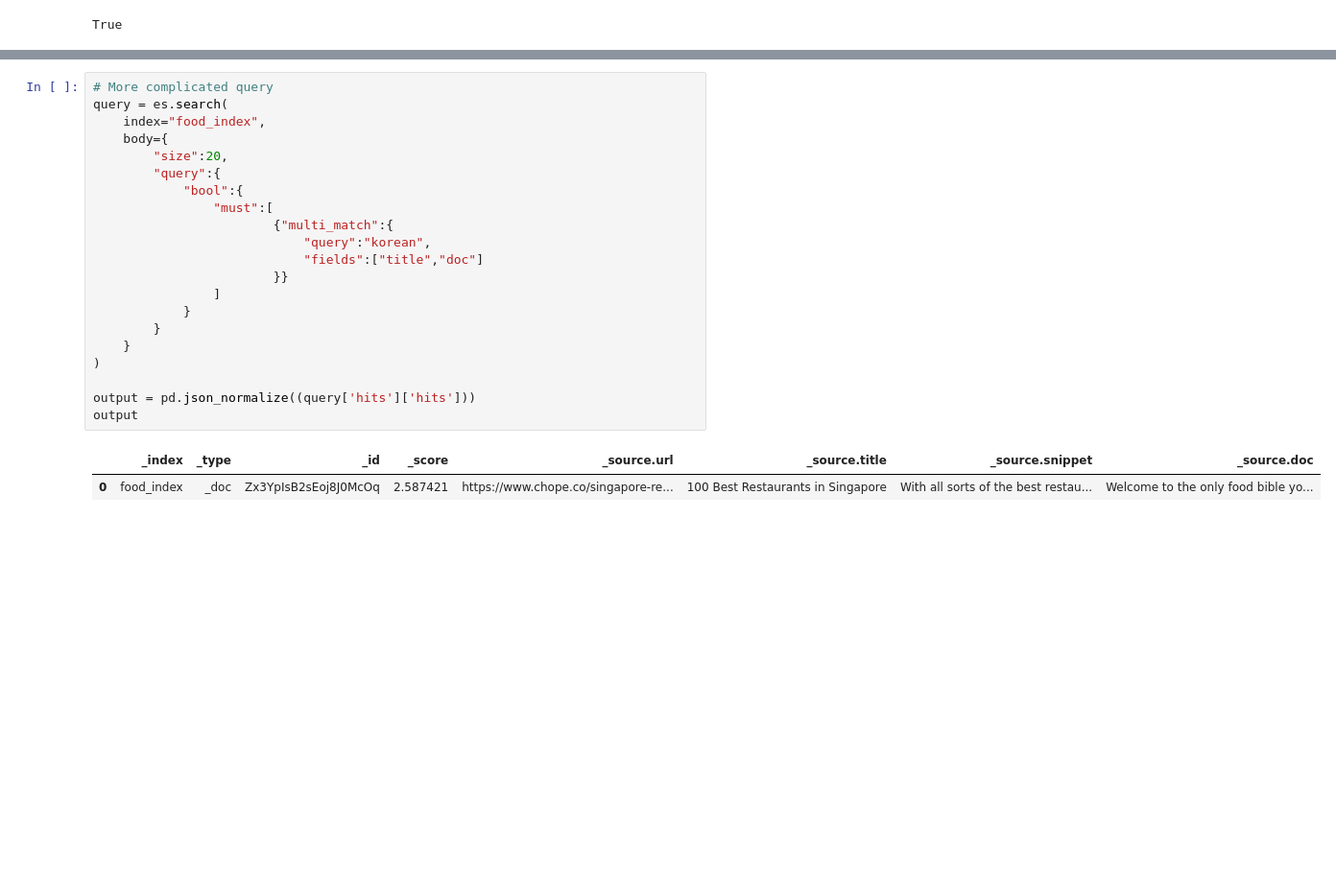
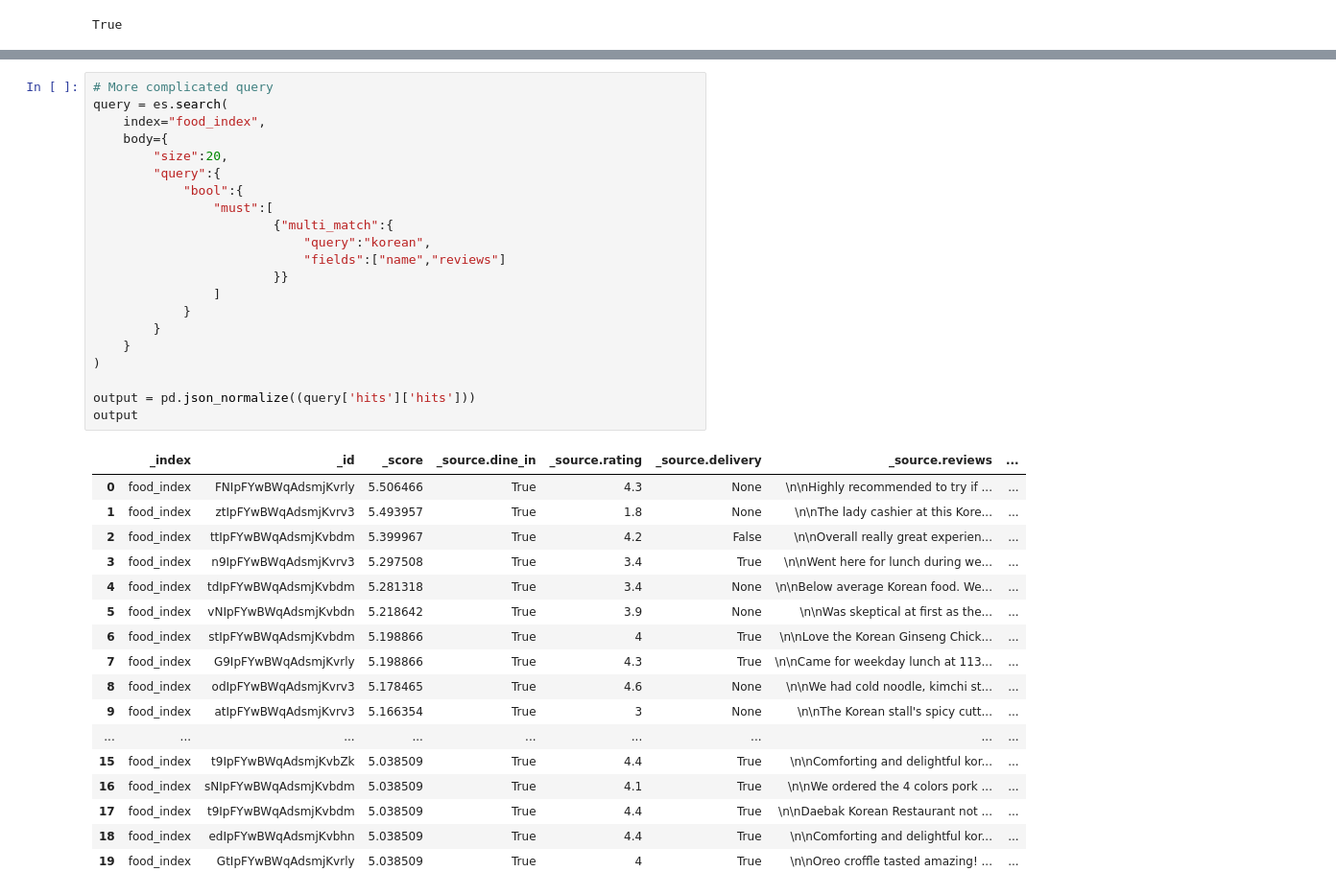
Before and after one commit to waishun78/hungry-rag, a Jupyter notebook: notebooks/python_elasticsearch_colab.ipynb, the cells around one changed output, grey strips where cells are left out. Shown at 96% size. Drawn from its saved outputs; the diff is of its cells as text; blank space fills up the shorter version.

```diff
--- a/notebooks/python_elasticsearch_colab.ipynb
+++ b/notebooks/python_elasticsearch_colab.ipynb
@@ -251,24 +308,39 @@ output
 # %%
 # More complicated query
 query = es.search(
     index="food_index",
     body={
         "size":20,
         "query":{
             "bool":{
                 "must":[
                         {"multi_match":{
                             "query":"korean",
-                            "fields":["title","doc"]
+                            "fields":["name","reviews"]
                         }}
                 ]
             }
         }
     }
 )
 
 output = pd.json_normalize((query['hits']['hits']))
 output
 # %% [output]
-|  | _index | _type | _id | _score | _source.url | _source.title | _source.snippet | _source.doc |
-| 0 | food_index | _doc | Zx3YpIsB2sEoj8J0McOq | 2.587421 | https://www.chope.co/singapore-re... | 100 Best Restaurants in Singapore | With all sorts of the best restau... | Welcome to the only food bible yo... |
+|  | _index | _id | _score | _source.dine_in | _source.rating | _source.delivery | _source.reviews | ... |
+| 0 | food_index | FNIpFYwBWqAdsmjKvrly | 5.506466 | True | 4.3 | None | \n\nHighly recommended to try if ... | ... |
+| 1 | food_index | ztIpFYwBWqAdsmjKvrv3 | 5.493957 | True | 1.8 | None | \n\nThe lady cashier at this Kore... | ... |
+| 2 | food_index | ttIpFYwBWqAdsmjKvbdm | 5.399967 | True | 4.2 | False | \n\nOverall really great experien... | ... |
+| 3 | food_index | n9IpFYwBWqAdsmjKvrv3 | 5.297508 | True | 3.4 | True | \n\nWent here for lunch during we... | ... |
+| 4 | food_index | tdIpFYwBWqAdsmjKvbdm | 5.281318 | True | 3.4 | None | \n\nBelow average Korean food. We... | ... |
+| 5 | food_index | vNIpFYwBWqAdsmjKvbdn | 5.218642 | True | 3.9 | None | \n\nWas skeptical at first as the... | ... |
+| 6 | food_index | stIpFYwBWqAdsmjKvbdm | 5.198866 | True | 4 | True | \n\nLove the Korean Ginseng Chick... | ... |
+| 7 | food_index | G9IpFYwBWqAdsmjKvrly | 5.198866 | True | 4.3 | True | \n\nCame for weekday lunch at 113... | ... |
+| 8 | food_index | odIpFYwBWqAdsmjKvrv3 | 5.178465 | True | 4.6 | None | \n\nWe had cold noodle, kimchi st... | ... |
+| 9 | food_index | atIpFYwBWqAdsmjKvrv3 | 5.166354 | True | 3 | None | \n\nThe Korean stall's spicy cutt... | ... |
+| ... | ... | ... | ... | ... | ... | ... | ... | ... |
+| 15 | food_index | t9IpFYwBWqAdsmjKvbZk | 5.038509 | True | 4.4 | True | \n\nComforting and delightful kor... | ... |
+| 16 | food_index | sNIpFYwBWqAdsmjKvbdm | 5.038509 | True | 4.1 | True | \n\nWe ordered the 4 colors pork ... | ... |
+| 17 | food_index | t9IpFYwBWqAdsmjKvbdm | 5.038509 | True | 4.4 | True | \n\nDaebak Korean Restaurant not ... | ... |
+| 18 | food_index | edIpFYwBWqAdsmjKvbhn | 5.038509 | True | 4.4 | True | \n\nComforting and delightful kor... | ... |
+| 19 | food_index | GtIpFYwBWqAdsmjKvrly | 5.038509 | True | 4 | True | \n\nOreo croffle tasted amazing! ... | ... |
```
Also changed, not shown: parts of 16 cells of this notebook, 2 other files.
